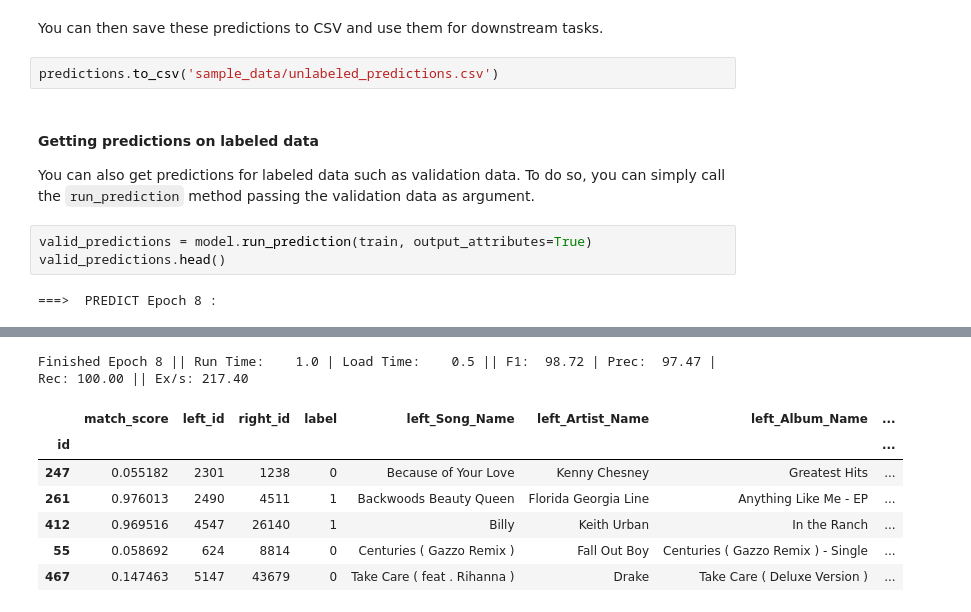
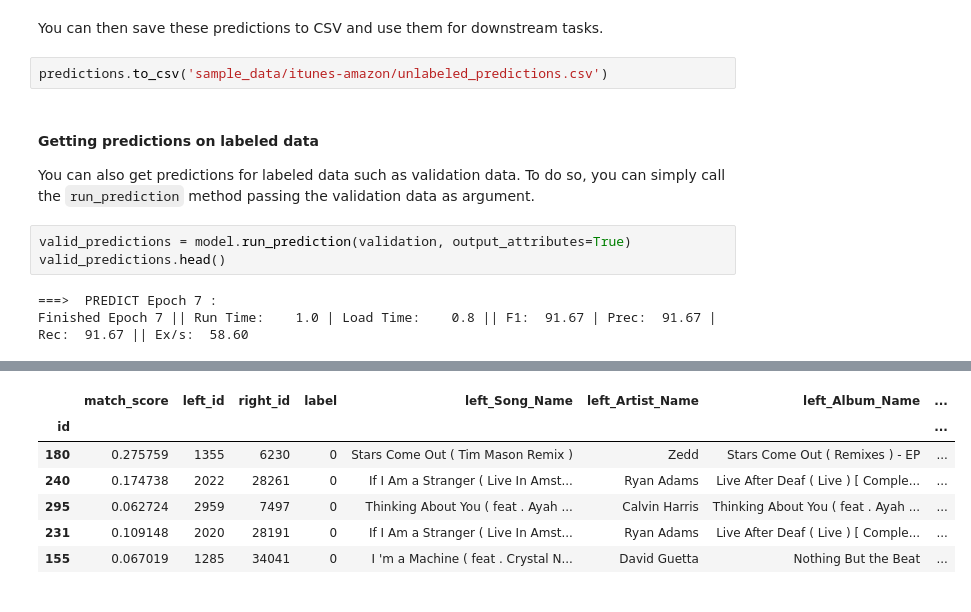
Before and after one commit to anhaidgroup/deepmatcher, a Jupyter notebook: examples/getting_started.ipynb, the cells around one changed output, grey strips where cells are left out. Drawn from its saved outputs; the diff is of its cells as text.

```diff
--- a/examples/getting_started.ipynb
+++ b/examples/getting_started.ipynb
@@ -259,13 +267,14 @@ Finished Epoch 8 || Run Time:    0.8 | Load Time:    0.3 || F1:   0.00 | Prec:
 # %% [markdown]
 You can then save these predictions to CSV and use them for downstream tasks.
 # %%
-predictions.to_csv('sample_data/unlabeled_predictions.csv')
+predictions.to_csv('sample_data/itunes-amazon/unlabeled_predictions.csv')
 # %% [markdown]
 #### Getting predictions on labeled data
 
 You can also get predictions for labeled data such as validation data. To do so, you can simply call the `run_prediction` method passing the validation data as argument.
 # %%
-valid_predictions = model.run_prediction(train, output_attributes=True)
+valid_predictions = model.run_prediction(validation, output_attributes=True)
 valid_predictions.head()
 # %% [output]
-===>  PREDICT Epoch 8 :
+===>  PREDICT Epoch 7 :
+Finished Epoch 7 || Run Time:    1.0 | Load Time:    0.8 || F1:  91.67 | Prec:  91.67 | Rec:  91.67 || Ex/s:  58.60
@@ -274,8 +281,7 @@ Total time elapsed: 00:00:01
-Finished Epoch 8 || Run Time:    1.0 | Load Time:    0.5 || F1:  98.72 | Prec:  97.47 | Rec: 100.00 || Ex/s: 217.40
 |  | match_score | left_id | right_id | label | left_Song_Name | left_Artist_Name | left_Album_Name | ... |
 | id |  |  |  |  |  |  |  | ... |
-| 247 | 0.055182 | 2301 | 1238 | 0 | Because of Your Love | Kenny Chesney | Greatest Hits | ... |
-| 261 | 0.976013 | 2490 | 4511 | 1 | Backwoods Beauty Queen | Florida Georgia Line | Anything Like Me - EP | ... |
-| 412 | 0.969516 | 4547 | 26140 | 1 | Billy | Keith Urban | In the Ranch | ... |
-| 55 | 0.058692 | 624 | 8814 | 0 | Centuries ( Gazzo Remix ) | Fall Out Boy | Centuries ( Gazzo Remix ) - Single | ... |
-| 467 | 0.147463 | 5147 | 43679 | 0 | Take Care ( feat . Rihanna ) | Drake | Take Care ( Deluxe Version ) | ... |
+| 180 | 0.275759 | 1355 | 6230 | 0 | Stars Come Out ( Tim Mason Remix ) | Zedd | Stars Come Out ( Remixes ) - EP | ... |
+| 240 | 0.174738 | 2022 | 28261 | 0 | If I Am a Stranger ( Live In Amst... | Ryan Adams | Live After Deaf ( Live ) [ Comple... | ... |
+| 295 | 0.062724 | 2959 | 7497 | 0 | Thinking About You ( feat . Ayah ... | Calvin Harris | Thinking About You ( feat . Ayah ... | ... |
+| 231 | 0.109148 | 2020 | 28191 | 0 | If I Am a Stranger ( Live In Amst... | Ryan Adams | Live After Deaf ( Live ) [ Comple... | ... |
+| 155 | 0.067019 | 1285 | 34041 | 0 | I 'm a Machine ( feat . Crystal N... | David Guetta | Nothing But the Beat | ... |
```
Also changed, not shown: parts of 8 cells of this notebook.
